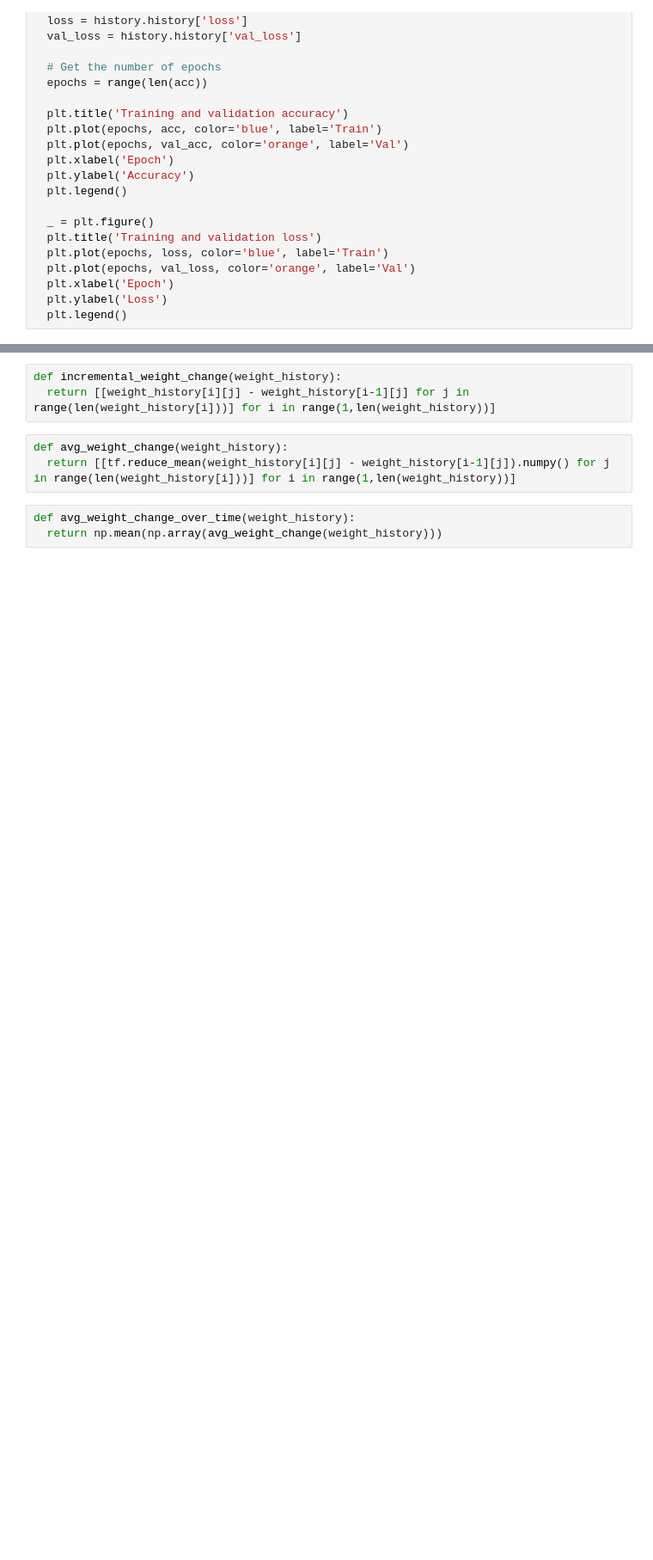
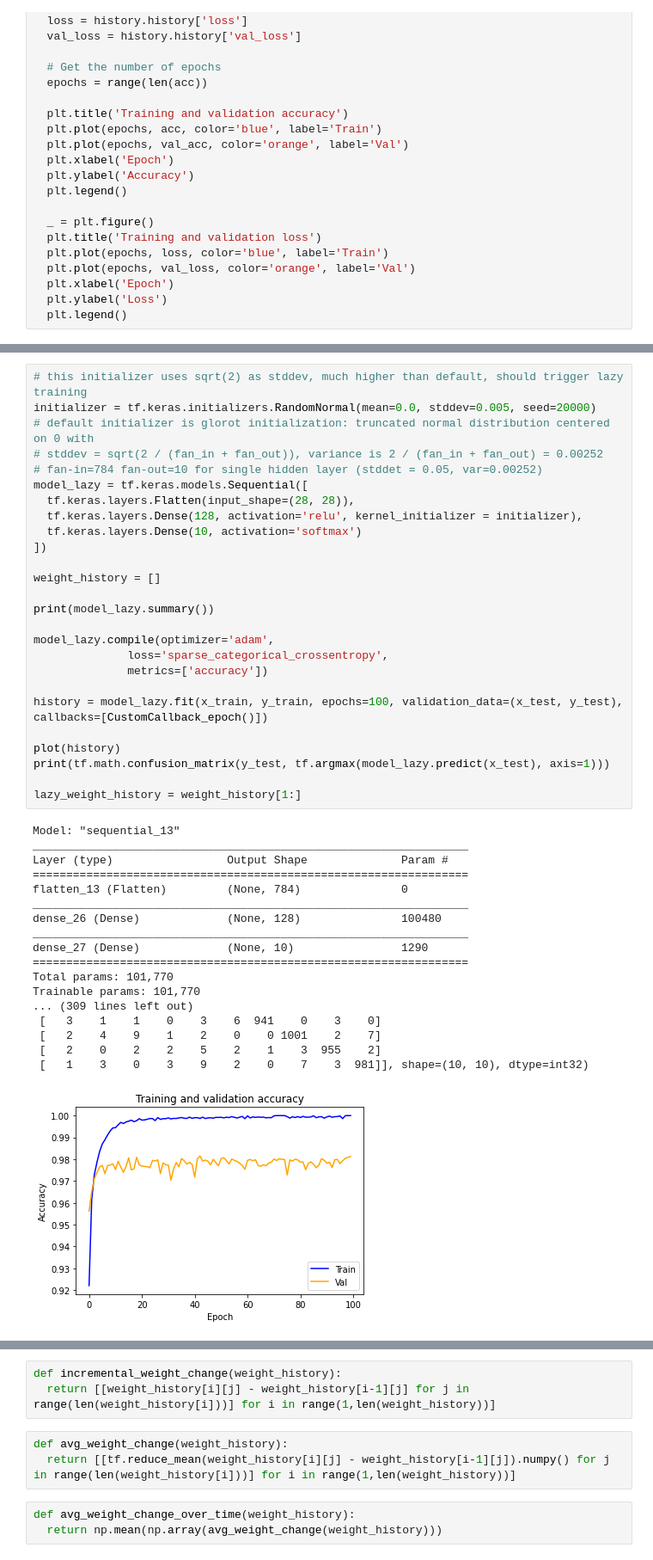
Before and after one commit to AlwaysSearching/Mathematics-of-Deep-Learning-Research-Project, a Jupyter notebook: active_lazy_experiment.ipynb, the cells around one changed output, grey strips where cells are left out. Shown at 86% size. Saved outputs shown, nothing was run; the diff lists cells and outputs as text; blank space fills up the shorter version.

```diff
--- a/active_lazy_experiment.ipynb
+++ b/active_lazy_experiment.ipynb
@@ -157,0 +251,45 @@ Trainable params: 101,770
+# %%
+# this initializer uses sqrt(2) as stddev, much higher than default, should trigger lazy training
+initializer = tf.keras.initializers.RandomNormal(mean=0.0, stddev=0.005, seed=20000)
+# default initializer is glorot initialization: truncated normal distribution centered on 0 with
+# stddev = sqrt(2 / (fan_in + fan_out)), variance is 2 / (fan_in + fan_out) = 0.00252
+# fan-in=784 fan-out=10 for single hidden layer (stddet = 0.05, var=0.00252)
+model_lazy = tf.keras.models.Sequential([
+  tf.keras.layers.Flatten(input_shape=(28, 28)),
+  tf.keras.layers.Dense(128, activation='relu', kernel_initializer = initializer),
+  tf.keras.layers.Dense(10, activation='softmax')
+])
+
+weight_history = []
+
+print(model_lazy.summary())
+
+model_lazy.compile(optimizer='adam',
+              loss='sparse_categorical_crossentropy',
+              metrics=['accuracy'])
+
+history = model_lazy.fit(x_train, y_train, epochs=100, validation_data=(x_test, y_test), callbacks=[CustomCallback_epoch()])
+
+plot(history)
+print(tf.math.confusion_matrix(y_test, tf.argmax(model_lazy.predict(x_test), axis=1)))
+
+lazy_weight_history = weight_history[1:]
+# %% [output]
+Model: "sequential_13"
+_________________________________________________________________
+Layer (type)                 Output Shape              Param #
+=================================================================
+flatten_13 (Flatten)         (None, 784)               0
+_________________________________________________________________
+dense_26 (Dense)             (None, 128)               100480
+_________________________________________________________________
+dense_27 (Dense)             (None, 10)                1290
+=================================================================
+Total params: 101,770
+Trainable params: 101,770
+... (309 lines left out)
+ [   3    1    1    0    3    6  941    0    3    0]
+ [   2    4    9    1    2    0    0 1001    2    7]
+ [   2    0    2    2    5    2    1    3  955    2]
+ [   1    3    0    3    9    2    0    7    3  981]], shape=(10, 10), dtype=int32)
+[figure, added]
```
Also changed, not shown: parts of 16 cells of this notebook.
